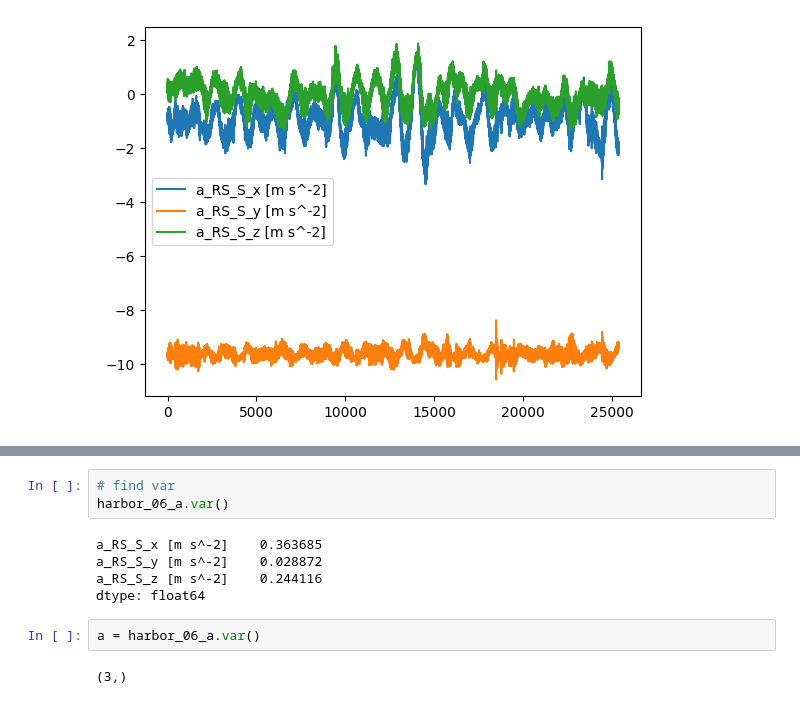
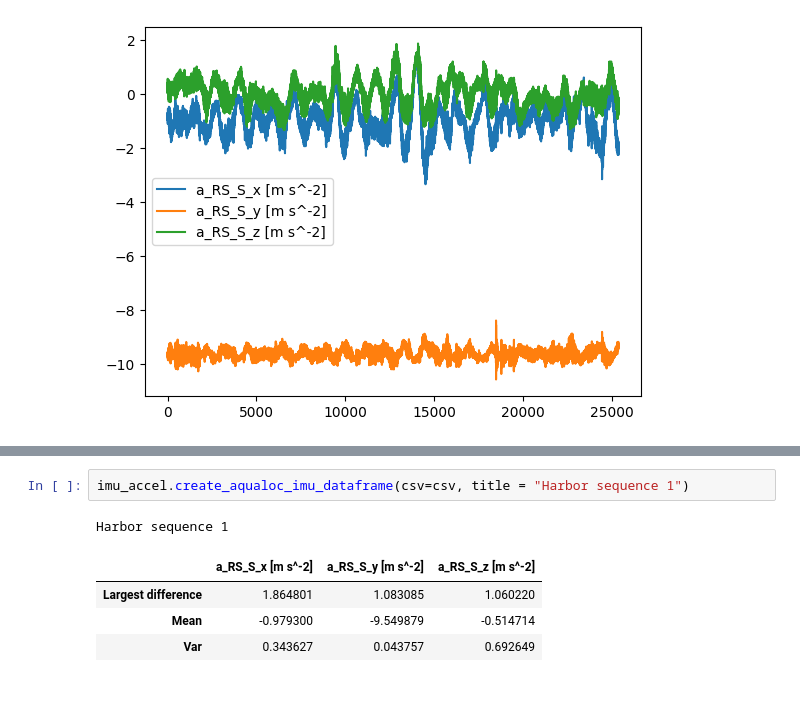
Before and after one commit to tobsthetobs/bsc-dataset-metrics, a Jupyter notebook: notebooks/velocity_metric.ipynb, the cells around one changed output, grey strips where cells are left out. Saved outputs shown, nothing was run; the diff lists cells and outputs as text.

Commit message:
Week 7 - Velocity metric
added new .py file with function to return most important info from a AQUALOC imu file.

```diff
--- a/notebooks/velocity_metric.ipynb
+++ b/notebooks/velocity_metric.ipynb
@@ -162,12 +123,8 @@ dtype: float64
-# %%
-# find var
-harbor_06_a.var()
-# %% [output]
-a_RS_S_x [m s^-2]    0.363685
-a_RS_S_y [m s^-2]    0.028872
-a_RS_S_z [m s^-2]    0.244116
-dtype: float64
-# %%
-a = harbor_06_a.var()
-# %% [output]
-(3,)
+# %%
+imu_accel.create_aqualoc_imu_dataframe(csv=csv, title = "Harbor sequence 1")
+# %% [output]
+Harbor sequence 1
+|  | a_RS_S_x [m s^-2] | a_RS_S_y [m s^-2] | a_RS_S_z [m s^-2] |
+| Largest difference | 1.864801 | 1.083085 | 1.060220 |
+| Mean | -0.979300 | -9.549879 | -0.514714 |
+| Var | 0.343627 | 0.043757 | 0.692649 |
```
Also changed, not shown: parts of 8 cells of this notebook, 2 other files.
